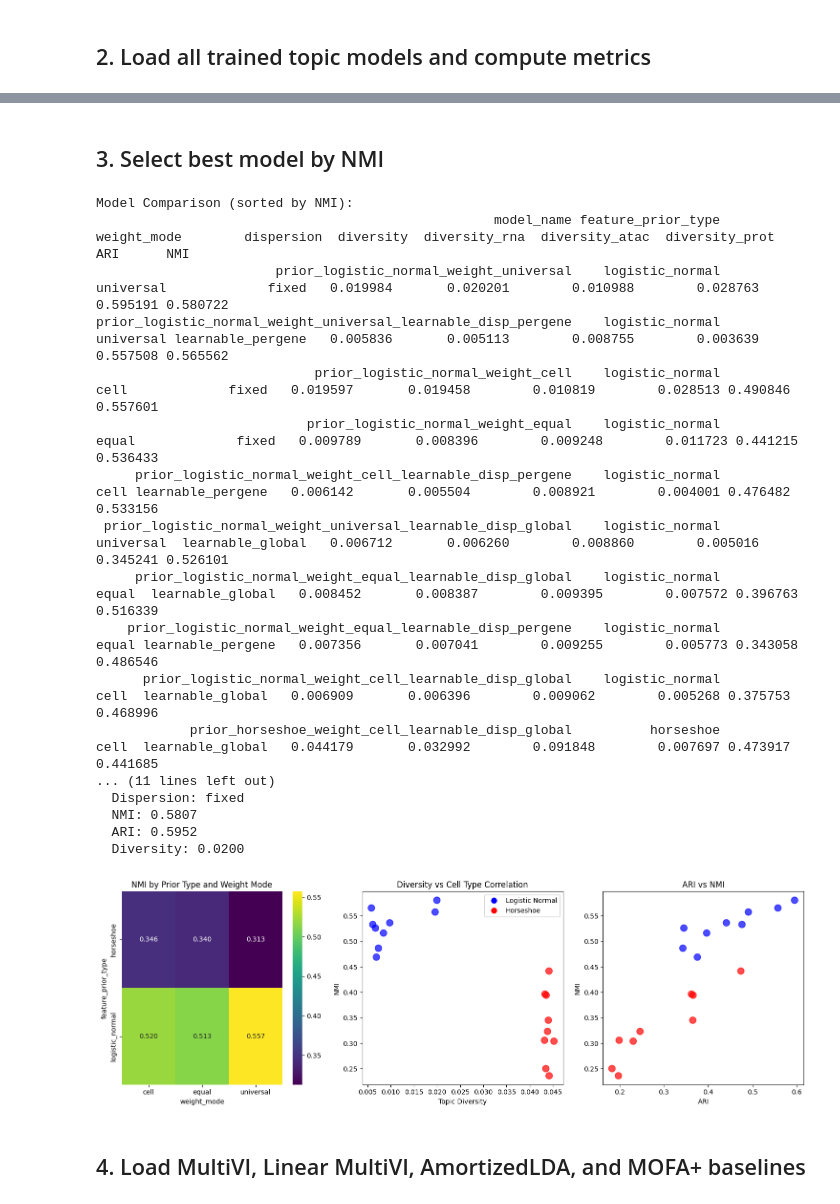
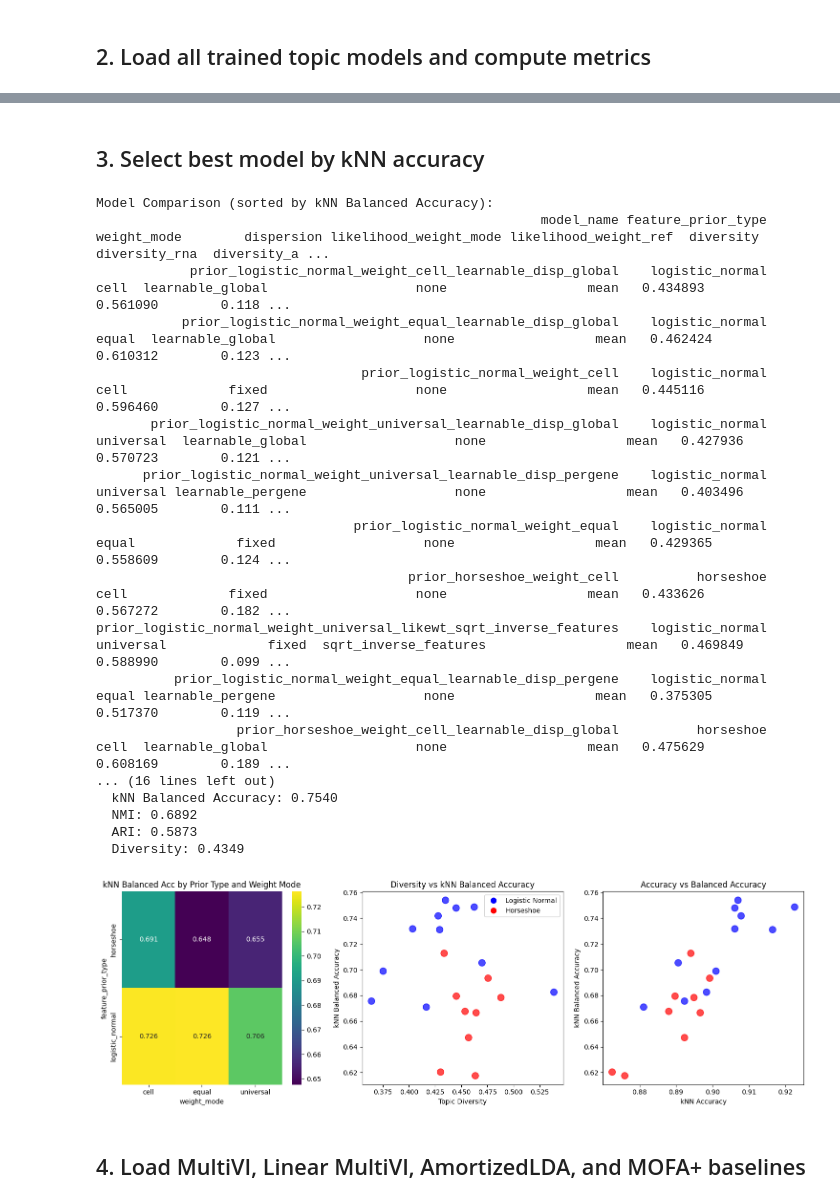
Before and after one commit to fcaretti/TopOmics, a Jupyter notebook: paper/notebooks/teaseq_comparison.ipynb, the cells around one changed output, grey strips where cells are left out. Saved outputs shown, nothing was run; the diff lists cells and outputs as text; code cells hidden in the pictures.

```diff
--- a/paper/notebooks/teaseq_comparison.ipynb
+++ b/paper/notebooks/teaseq_comparison.ipynb
@@ -263,5 +294,5 @@ LOCAL_RANK: 0 - CUDA_VISIBLE_DEVICES: [0]
 # %% [markdown]
-## 3. Select best model by NMI
+## 3. Select best model by kNN accuracy
 # %%
 results_display = [{k: v for k, v in r.items() if k != "theta"} for r in results]
 
@@ -269,76 +300,78 @@ df_results = pd.DataFrame(results_display)
 if df_results.empty:
     raise ValueError("No models loaded. Check MODELS_DIR and model paths.")
 
-# Sort by NMI
-_df_sorted = df_results.sort_values("NMI", ascending=False)
-print("Model Comparison (sorted by NMI):")
+# Sort by kNN balanced accuracy
+_df_sorted = df_results.sort_values("knn_balanced_accuracy", ascending=False)
+print("Model Comparison (sorted by kNN Balanced Accuracy):")
 print(_df_sorted.to_string(index=False))
 
-best_idx = _df_sorted["NMI"].idxmax()
+best_idx = _df_sorted["knn_balanced_accuracy"].idxmax()
 best_model_name = _df_sorted.loc[best_idx, "model_name"]
 best_result = next(r for r in results if r["model_name"] == best_model_name)
 
-print(f"Best model: {best_model_name}")
+print(f"\nBest model: {best_model_name}")
 print(f"  Feature prior: {best_result['feature_prior_type']}")
 print(f"  Weight mode: {best_result['weight_mode']}")
 print(f"  Dispersion: {best_result['dispersion']}")
+print(f"  kNN Accuracy: {best_result['knn_accuracy']:.4f}")
+print(f"  kNN Balanced Accuracy: {best_result['knn_balanced_accuracy']:.4f}")
 print(f"  NMI: {best_result['NMI']:.4f}")
 print(f"  ARI: {best_result['ARI']:.4f}")
 print(f"  Diversity: {best_result['diversity']:.4f}")
 
 theta_best = best_result["theta"]
 # %% [output]
-Model Comparison (sorted by NMI):
-                                                   model_name feature_prior_type weight_mode        dispersion  diversity  diversity_rna  diversity_atac  diversity_prot      ARI      NMI
-                       prior_logistic_normal_weight_universal    logistic_normal   universal             fixed   0.019984       0.020201        0.010988        0.028763 0.595191 0.580722
-prior_logistic_normal_weight_universal_learnable_disp_pergene    logistic_normal   universal learnable_pergene   0.005836       0.005113        0.008755        0.003639 0.557508 0.565562
-                            prior_logistic_normal_weight_cell    logistic_normal        cell             fixed   0.019597       0.019458        0.010819        0.028513 0.490846 0.557601
-                           prior_logistic_normal_weight_equal    logistic_normal       equal             fixed   0.009789       0.008396        0.009248        0.011723 0.441215 0.536433
-     prior_logistic_normal_weight_cell_learnable_disp_pergene    logistic_normal        cell learnable_pergene   0.006142       0.005504        0.008921        0.004001 0.476482 0.533156
- prior_logistic_normal_weight_universal_learnable_disp_global    logistic_normal   universal  learnable_global   0.006712       0.006260        0.008860        0.005016 0.345241 0.526101
-     prior_logistic_normal_weight_equal_learnable_disp_global    logistic_normal       equal  learnable_global   0.008452       0.008387        0.009395        0.007572 0.396763 0.516339
-    prior_logistic_normal_weight_equal_learnable_disp_pergene    logistic_normal       equal learnable_pergene   0.007356       0.007041        0.009255        0.005773 0.343058 0.486546
-      prior_logistic_normal_weight_cell_learnable_disp_global    logistic_normal        cell  learnable_global   0.006909       0.006396        0.009062        0.005268 0.375753 0.468996
-            prior_horseshoe_weight_cell_learnable_disp_global          horseshoe        cell  learnable_global   0.044179       0.032992        0.091848        0.007697 0.473917 0.441685
-... (11 lines left out)
-  Dispersion: fixed
-  NMI: 0.5807
-  ARI: 0.5952
-  Diversity: 0.0200
+Model Comparison (sorted by kNN Balanced Accuracy):
+                                                         model_name feature_prior_type weight_mode        dispersion likelihood_weight_mode likelihood_weight_ref  diversity  diversity_rna  diversity_a ...
+            prior_logistic_normal_weight_cell_learnable_disp_global    logistic_normal        cell  learnable_global                   none                  mean   0.434893       0.561090        0.118 ...
+           prior_logistic_normal_weight_equal_learnable_disp_global    logistic_normal       equal  learnable_global                   none                  mean   0.462424       0.610312        0.123 ...
+                                  prior_logistic_normal_weight_cell    logistic_normal        cell             fixed                   none                  mean   0.445116       0.596460        0.127 ...
+       prior_logistic_normal_weight_universal_learnable_disp_global    logistic_normal   universal  learnable_global                   none                  mean   0.427936       0.570723        0.121 ...
+      prior_logistic_normal_weight_universal_learnable_disp_pergene    logistic_normal   universal learnable_pergene                   none                  mean   0.403496       0.565005        0.111 ...
+                                 prior_logistic_normal_weight_equal    logistic_normal       equal             fixed                   none                  mean   0.429365       0.558609        0.124 ...
+                                        prior_horseshoe_weight_cell          horseshoe        cell             fixed                   none                  mean   0.433626       0.567272        0.182 ...
+prior_logistic_normal_weight_universal_likewt_sqrt_inverse_features    logistic_normal   universal             fixed  sqrt_inverse_features                  mean   0.469849       0.588990        0.099 ...
+          prior_logistic_normal_weight_equal_learnable_disp_pergene    logistic_normal       equal learnable_pergene                   none                  mean   0.375305       0.517370        0.119 ...
+                  prior_horseshoe_weight_cell_learnable_disp_global          horseshoe        cell  learnable_global                   none                  mean   0.475629       0.608169        0.189 ...
+... (16 lines left out)
+  kNN Balanced Accuracy: 0.7540
+  NMI: 0.6892
+  ARI: 0.5873
+  Diversity: 0.4349
 # %%
 # Visualize results
 fig, axes = plt.subplots(1, 3, figsize=(15, 5))
 
 ax = axes[0]
 df_pivot = _df_sorted.pivot_table(
-    values="NMI", index="feature_prior_type", columns="weight_mode", aggfunc="mean"
+    values="knn_balanced_accuracy", index="feature_prior_type", columns="weight_mode", aggfunc="mean"
 )
 sns.heatmap(df_pivot, annot=True, fmt=".3f", cmap="viridis", ax=ax)
-ax.set_title("NMI by Prior Type and Weight Mode")
+ax.set_title("kNN Balanced Acc by Prior Type and Weight Mode")
 
 ax = axes[1]
 colors = _df_sorted["feature_prior_type"].map({"logistic_normal": "blue", "horseshoe": "red"})
-ax.scatter(_df_sorted["diversity"], _df_sorted["NMI"], c=colors, s=100, alpha=0.7)
+ax.scatter(_df_sorted["diversity"], _df_sorted["knn_balanced_accuracy"], c=colors, s=100, alpha=0.7)
 ax.set_xlabel("Topic Diversity")
-ax.set_ylabel("NMI")
-ax.set_title("Diversity vs Cell Type Correlation")
+ax.set_ylabel("kNN Balanced Accuracy")
+ax.set_title("Diversity vs kNN Balanced Accuracy")
 ax.legend(
     handles=[
         plt.Line2D([0], [0], marker="o", color="w", markerfacecolor="blue", markersize=10, label="Logistic Normal"),
         plt.Line2D([0], [0], marker="o", color="w", markerfacecolor="red", markersize=10, label="Horseshoe"),
     ]
 )
 
 ax = axes[2]
-ax.scatter(_df_sorted["ARI"], _df_sorted["NMI"], c=colors, s=100, alpha=0.7)
-ax.set_xlabel("ARI")
-ax.set_ylabel("NMI")
-ax.set_title("ARI vs NMI")
+ax.scatter(_df_sorted["knn_accuracy"], _df_sorted["knn_balanced_accuracy"], c=colors, s=100, alpha=0.7)
+ax.set_xlabel("kNN Accuracy")
+ax.set_ylabel("kNN Balanced Accuracy")
+ax.set_title("Accuracy vs Balanced Accuracy")
 
 plt.tight_layout()
 plt.show()
 # %% [output]
-[figure, old version]
+[figure, new version]
 # %% [markdown]
 ## 4. Load MultiVI, Linear MultiVI, AmortizedLDA, and MOFA+ baselines
 # %%
```
Also changed, not shown: parts of 7 cells of this notebook, 8 other files.
